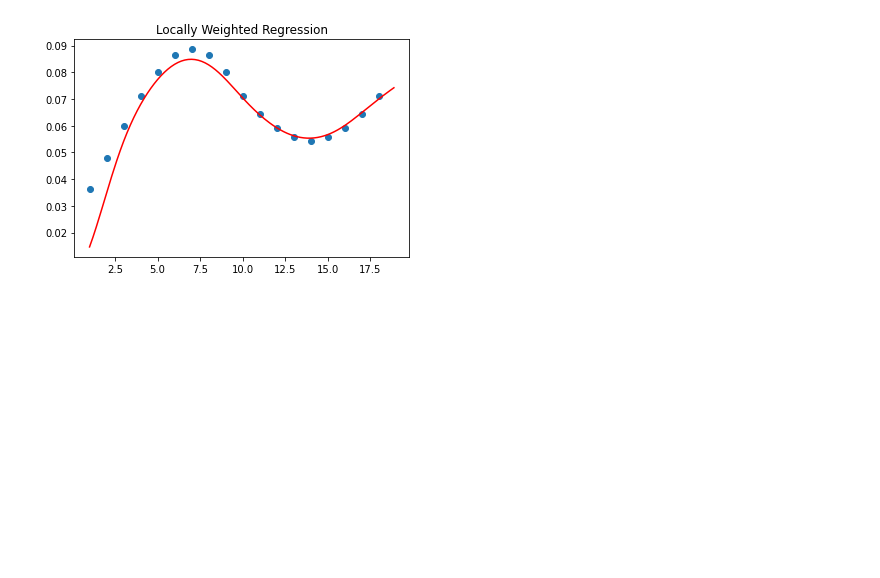
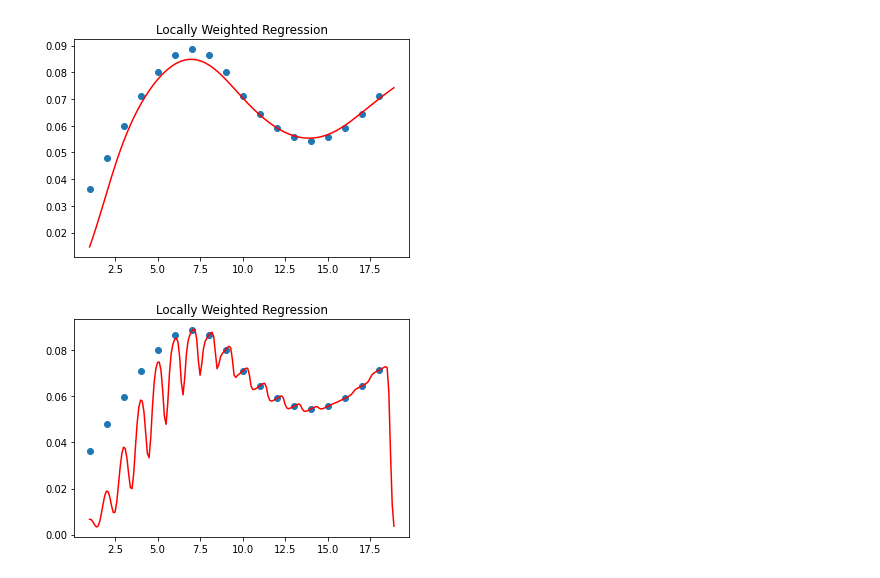
Before and after one commit to yuichi0625/doc-luan-van, a Jupyter notebook: codes/2018_Stanford_CS229_Machine_Learning_-_Andrew_Ng/Lecture3.LocallyWeightedRegressionを実装.ipynb, the cells around one changed output. Cells and saved outputs as stored; diff of their text form; code cells hidden in the pictures; blank space fills up the shorter version.

```diff
--- a/codes/2018_Stanford_CS229_Machine_Learning_-_Andrew_Ng/Lecture3.LocallyWeightedRegressionを実装.ipynb
+++ b/codes/2018_Stanford_CS229_Machine_Learning_-_Andrew_Ng/Lecture3.LocallyWeightedRegressionを実装.ipynb
@@ -124,3 +124,14 @@ plt.title('Locally Weighted Regression')
 plt.show()
 # %% [output]
 [figure]
+# %%
+clf = LocallyWeightedRegression(num_features=1, X=X, y=y, lr=0.002, num_epochs=50, tao=0.25)
+
+X_plot = np.arange(X.min(), X.max() + 1, 0.1)[:, np.newaxis]
+y_plot = clf.predict(X_plot)
+plt.plot(X_plot, y_plot, c='red')
+plt.scatter(X, y)
+plt.title('Locally Weighted Regression')
+plt.show()
+# %% [output]
+[figure, added]
```
Also changed, not shown: parts of 2 cells of this notebook.
